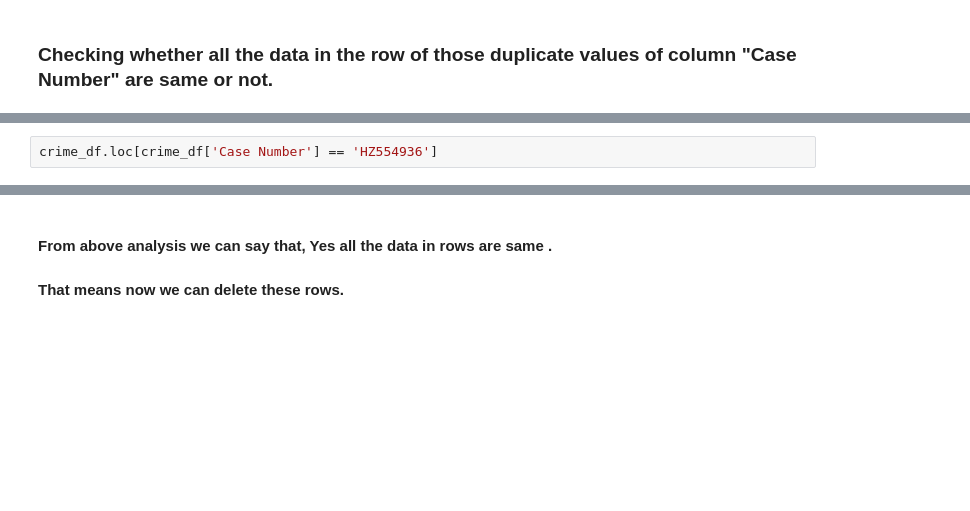
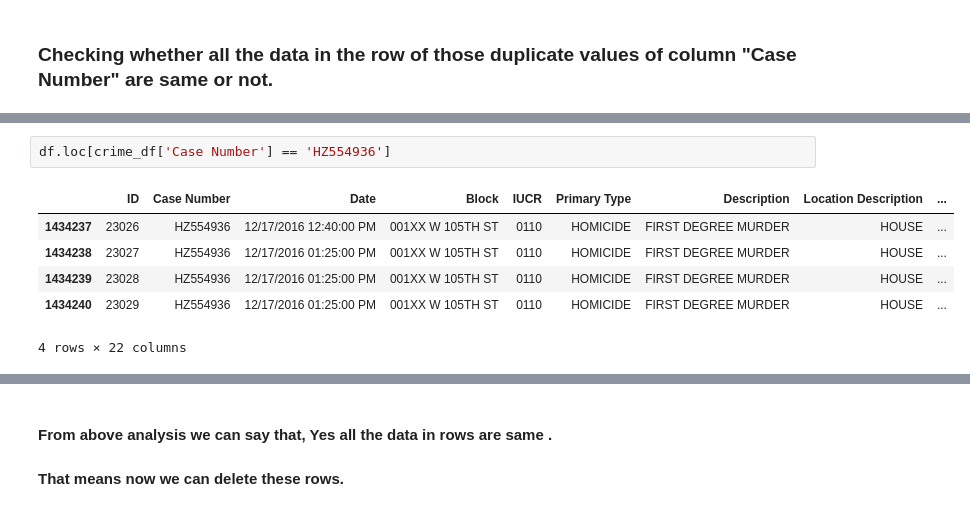
Before and after one commit to IamREX622/Analysis-on-Crimes-in-Chicago-2012-2017-, a Jupyter notebook: Untitled.ipynb, the cells around one changed output, grey strips where cells are left out. Saved outputs shown, nothing was run; the diff lists cells and outputs as text; blank space fills up the shorter version.

```diff
--- a/Untitled.ipynb
+++ b/Untitled.ipynb
@@ -139,3 +304,10 @@ crime_df.loc[crime_df['Case Number'] == 'HZ140230']
 # %%
-crime_df.loc[crime_df['Case Number'] == 'HZ554936']
+df.loc[crime_df['Case Number'] == 'HZ554936']
+# %% [output]
+|  | ID | Case Number | Date | Block | IUCR | Primary Type | Description | Location Description | ... |
+| 1434237 | 23026 | HZ554936 | 12/17/2016 12:40:00 PM | 001XX W 105TH ST | 0110 | HOMICIDE | FIRST DEGREE MURDER | HOUSE | ... |
+| 1434238 | 23027 | HZ554936 | 12/17/2016 01:25:00 PM | 001XX W 105TH ST | 0110 | HOMICIDE | FIRST DEGREE MURDER | HOUSE | ... |
+| 1434239 | 23028 | HZ554936 | 12/17/2016 01:25:00 PM | 001XX W 105TH ST | 0110 | HOMICIDE | FIRST DEGREE MURDER | HOUSE | ... |
+| 1434240 | 23029 | HZ554936 | 12/17/2016 01:25:00 PM | 001XX W 105TH ST | 0110 | HOMICIDE | FIRST DEGREE MURDER | HOUSE | ... |
+4 rows × 22 columns
 # %%
```
Also changed, not shown: parts of 26 cells of this notebook.
